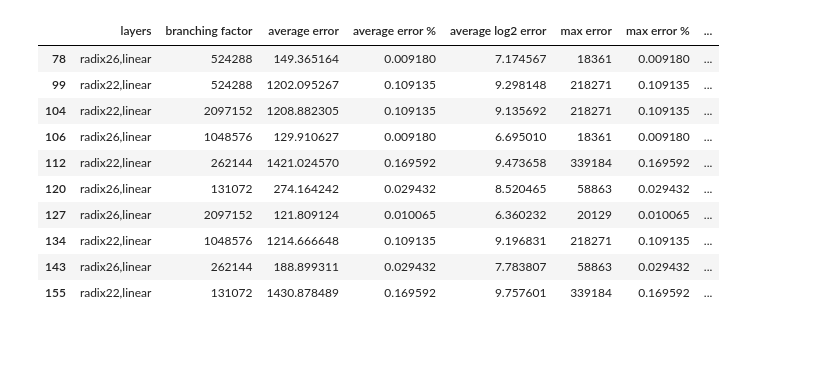
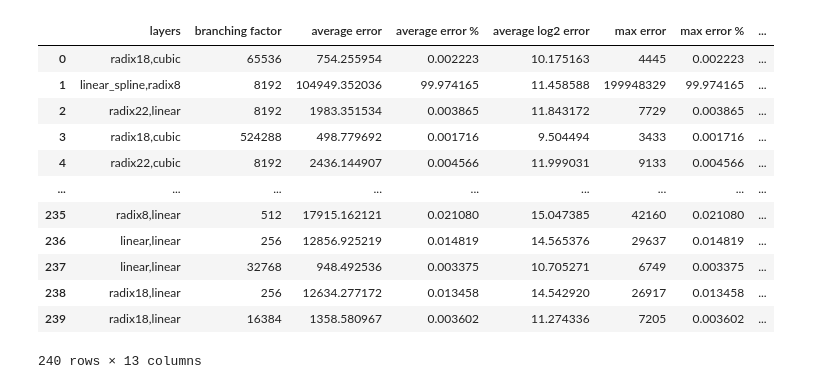
Before and after one commit to learnedsystems/RMI, a Jupyter notebook: optimizer/Untitled.ipynb, the cells around one changed output. Cells and saved outputs as stored; diff of their text form; code cells hidden in the pictures; blank space fills up the shorter version.

```diff
--- a/optimizer/Untitled.ipynb
+++ b/optimizer/Untitled.ipynb
@@ -4,17 +4,18 @@ import itertools
 import numpy as np
 # %%
 df = pd.read_csv("step2_out.csv")
-front = df[df.front & (df["average log2 error"] < 10)].copy()
-front
+df
 # %% [output]
 |  | layers | branching factor | average error | average error % | average log2 error | max error | max error % | ... |
-| 78 | radix26,linear | 524288 | 149.365164 | 0.009180 | 7.174567 | 18361 | 0.009180 | ... |
-| 99 | radix22,linear | 524288 | 1202.095267 | 0.109135 | 9.298148 | 218271 | 0.109135 | ... |
-| 104 | radix22,linear | 2097152 | 1208.882305 | 0.109135 | 9.135692 | 218271 | 0.109135 | ... |
-| 106 | radix26,linear | 1048576 | 129.910627 | 0.009180 | 6.695010 | 18361 | 0.009180 | ... |
-| 112 | radix22,linear | 262144 | 1421.024570 | 0.169592 | 9.473658 | 339184 | 0.169592 | ... |
-| 120 | radix26,linear | 131072 | 274.164242 | 0.029432 | 8.520465 | 58863 | 0.029432 | ... |
-| 127 | radix26,linear | 2097152 | 121.809124 | 0.010065 | 6.360232 | 20129 | 0.010065 | ... |
-| 134 | radix22,linear | 1048576 | 1214.666648 | 0.109135 | 9.196831 | 218271 | 0.109135 | ... |
-| 143 | radix26,linear | 262144 | 188.899311 | 0.029432 | 7.783807 | 58863 | 0.029432 | ... |
-| 155 | radix22,linear | 131072 | 1430.878489 | 0.169592 | 9.757601 | 339184 | 0.169592 | ... |
+| 0 | radix18,cubic | 65536 | 754.255954 | 0.002223 | 10.175163 | 4445 | 0.002223 | ... |
+| 1 | linear_spline,radix8 | 8192 | 104949.352036 | 99.974165 | 11.458588 | 199948329 | 99.974165 | ... |
+| 2 | radix22,linear | 8192 | 1983.351534 | 0.003865 | 11.843172 | 7729 | 0.003865 | ... |
+| 3 | radix18,cubic | 524288 | 498.779692 | 0.001716 | 9.504494 | 3433 | 0.001716 | ... |
+| 4 | radix22,cubic | 8192 | 2436.144907 | 0.004566 | 11.999031 | 9133 | 0.004566 | ... |
+| ... | ... | ... | ... | ... | ... | ... | ... | ... |
+| 235 | radix8,linear | 512 | 17915.162121 | 0.021080 | 15.047385 | 42160 | 0.021080 | ... |
+| 236 | linear,linear | 256 | 12856.925219 | 0.014819 | 14.565376 | 29637 | 0.014819 | ... |
+| 237 | linear,linear | 32768 | 948.492536 | 0.003375 | 10.705271 | 6749 | 0.003375 | ... |
+| 238 | radix18,linear | 256 | 12634.277172 | 0.013458 | 14.542920 | 26917 | 0.013458 | ... |
+| 239 | radix18,linear | 16384 | 1358.580967 | 0.003602 | 11.274336 | 7205 | 0.003602 | ... |
+240 rows × 13 columns
```
Also changed, not shown: parts of 4 cells of this notebook, 1 other file.
